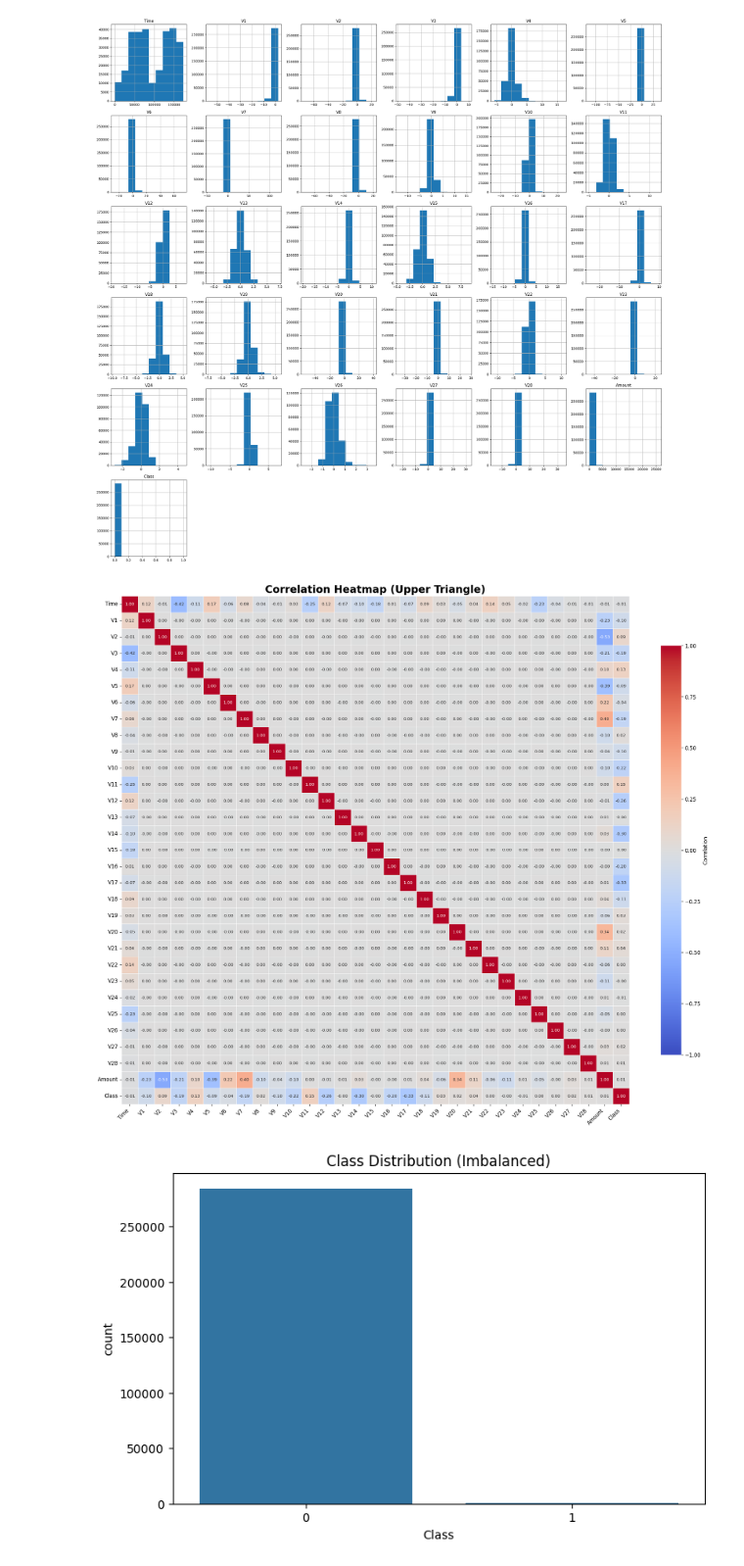
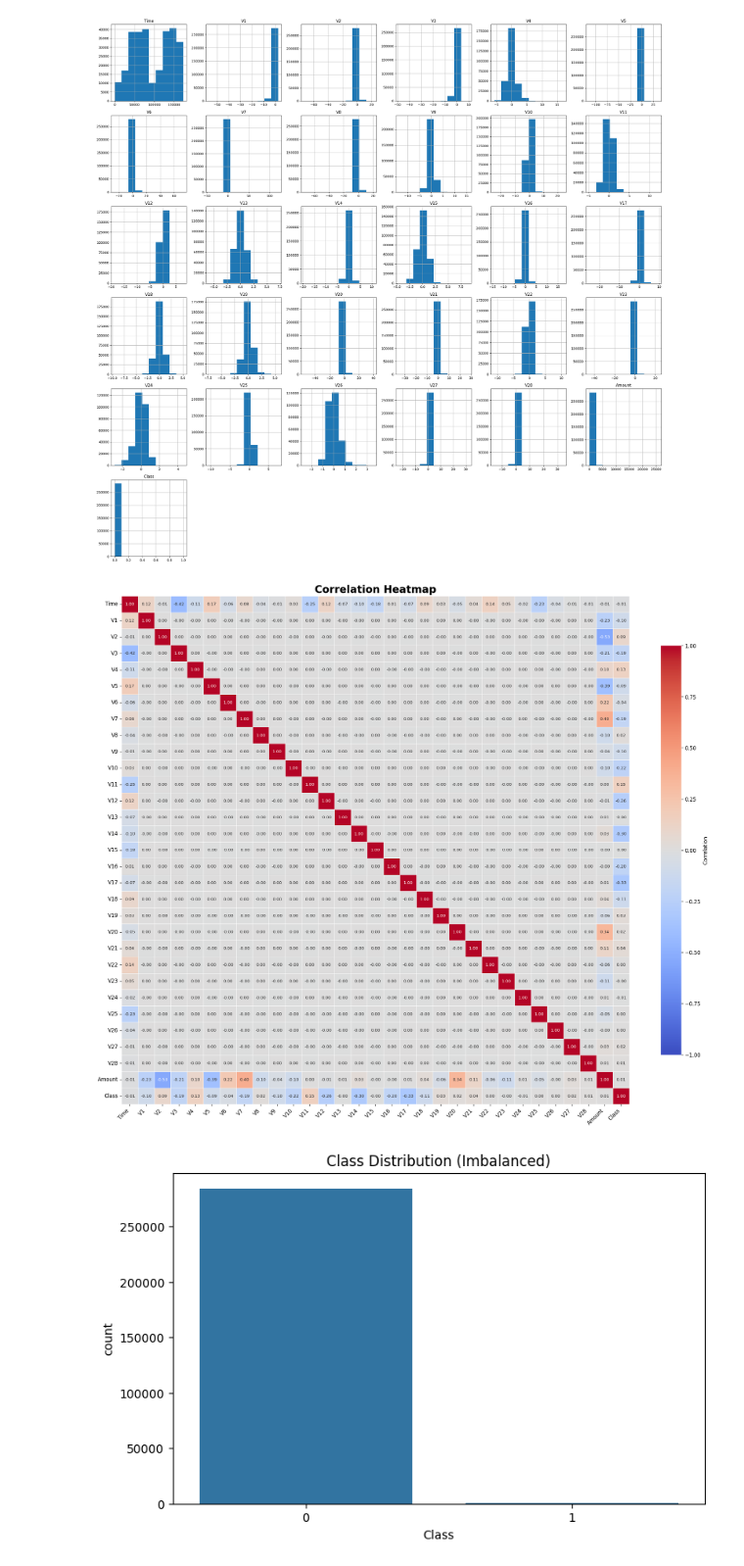
Before and after one commit to TheTureFADED/CCFD, a Jupyter notebook: notebooks/dataCollections.ipynb, the cells around one changed output. Shown at 98% size. Drawn from its saved outputs; the diff is of its cells as text; code cells hidden in the pictures.

```diff
--- a/notebooks/dataCollections.ipynb
+++ b/notebooks/dataCollections.ipynb
@@ -97,31 +97,31 @@ plt.show()
 <Figure size 2880x2880 with 0 Axes>
 [figure]
 # %%
-# Improved heatmap with upper-triangle mask and clearer formatting
+# Correlation heatmap with clearer formatting
 correlation_matrix = df.corr()
 
 
 plt.figure(figsize=(18, 16), dpi=120)
 sns.heatmap(
     correlation_matrix,
     annot=True,
     fmt=".2f",
     cmap="coolwarm",
     square=True,
     linewidths=0.5,
     cbar_kws={"shrink": 0.7, "label": "Correlation"},
     vmin=-1,
     vmax=1,
     annot_kws={"size": 8}
 )
 
-plt.title("Correlation Heatmap (Upper Triangle)", fontsize=20, fontweight="bold")
+plt.title("Correlation Heatmap", fontsize=20, fontweight="bold")
 plt.xticks(rotation=45, ha="right", fontsize=10)
 plt.yticks(rotation=0, fontsize=10)
 plt.tight_layout()
 plt.show()
 # %% [output]
-[figure, old version]
+[figure, new version]
 # %%
 # Plot the count of each class
 plt.figure(figsize=(8, 5))
```
Also changed, not shown: parts of 3 cells of this notebook, 2 other files.
